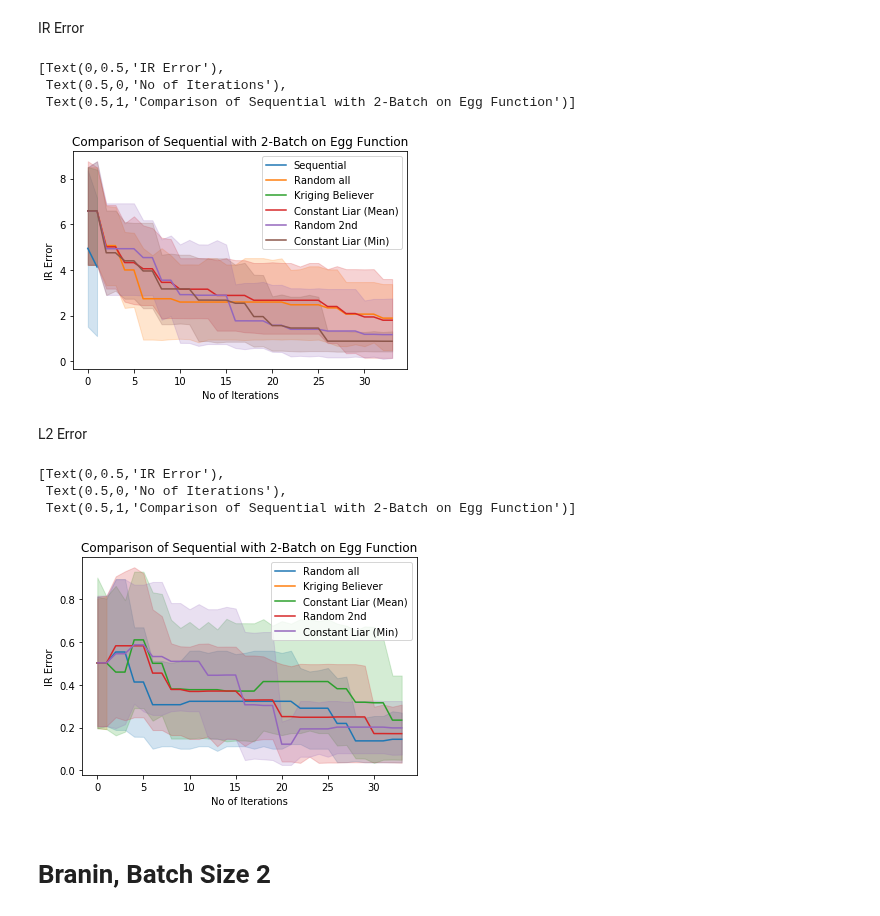
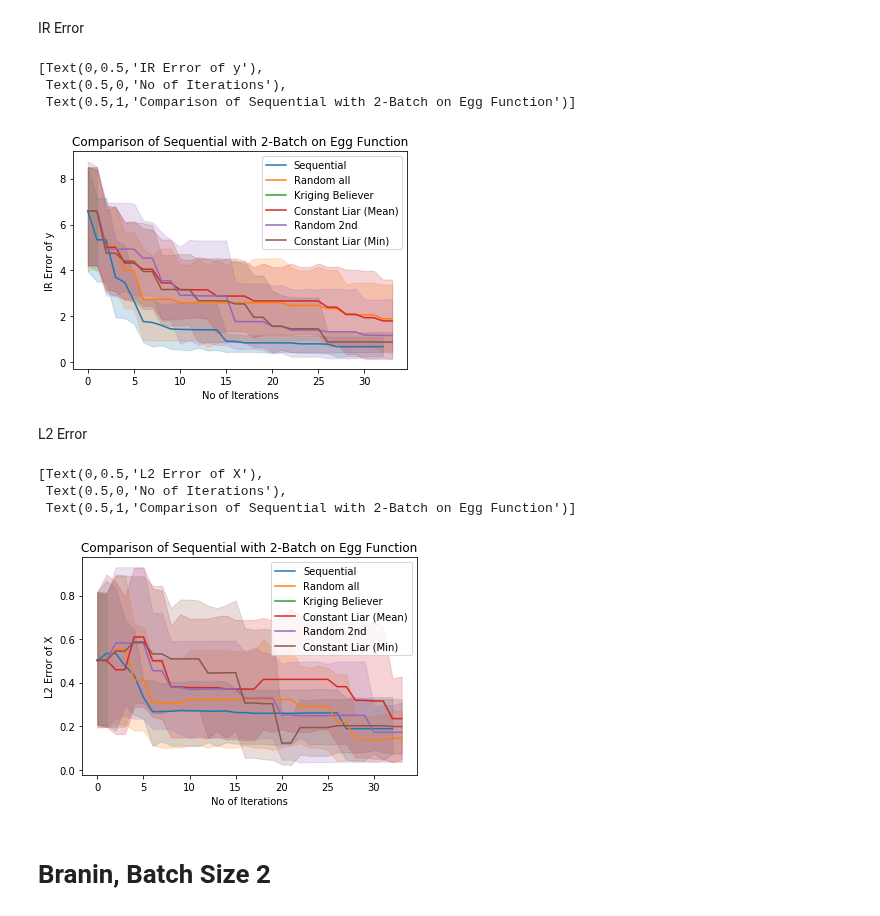
Before and after one commit to jamjs98764/Parallel-Bayesian-Optimisation, a Jupyter notebook: FITBO_GPy-FITBOMM_only/Exp_Data/Plots.ipynb, the cells around one changed output. Saved outputs shown, nothing was run; the diff lists cells and outputs as text; code cells hidden in the pictures.

```diff
--- a/FITBO_GPy-FITBOMM_only/Exp_Data/Plots.ipynb
+++ b/FITBO_GPy-FITBOMM_only/Exp_Data/Plots.ipynb
@@ -100,38 +100,38 @@ fig = sns.lineplot(x = 'iters', y = 'values', data = results3, err_style = "band
 fig = sns.lineplot(x = 'iters', y = 'values', data = results4, err_style = "band", label = 'Constant Liar (Mean)')
 fig = sns.lineplot(x = 'iters', y = 'values', data = results5, err_style = "band", label = 'Random 2nd')
 fig = sns.lineplot(x = 'iters', y = 'values', data = results6, err_style = "band", label = 'Constant Liar (Min)')
-fig.set(xlabel = "No of Iterations", ylabel = "IR Error", title = 'Comparison of Sequential with 2-Batch on Egg Function')
+fig.set(xlabel = "No of Iterations", ylabel = "IR Error of y", title = 'Comparison of Sequential with 2-Batch on Egg Function')
 # %% [output]
-[Text(0,0.5,'IR Error'),
+[Text(0,0.5,'IR Error of y'),
  Text(0.5,0,'No of Iterations'),
  Text(0.5,1,'Comparison of Sequential with 2-Batch on Egg Function')]
-[figure, old version]
+[figure, new version]
 # %% [markdown]
 L2 Error
 # %%
 seed_size = 5
 func = 'egg'
 batch_size = 2
 metrics = "L2"
-results1 = error_vs_iterations(batch = False, batch_size = batch_size, seed_size = seed_size, )
+results1 = error_vs_iterations(batch = False, batch_size = batch_size, seed_size = seed_size, metrics = metrics)
 results2 = error_vs_iterations(func = func, batch = True, batch_size = batch_size, seed_size = seed_size, heuristic = "random", metrics = metrics)
 results3 = error_vs_iterations(func = func, batch = True, batch_size = batch_size, seed_size = seed_size, heuristic = "kb", metrics = metrics)
 results4 = error_vs_iterations(func = func, batch = True, batch_size = batch_size, seed_size = seed_size, heuristic = "cl-mean", metrics = metrics)
 results5 = error_vs_iterations(func = func, batch = True, batch_size = batch_size, seed_size = seed_size, heuristic = "random_except_1st", metrics = metrics)
 results6 = error_vs_iterations(func = func, batch = True, batch_size = batch_size, seed_size = seed_size, heuristic = "cl-min", metrics = metrics)
 
-#fig = sns.lineplot(x = 'iters', y = 'values', data = results1, err_style = "band", label = 'Sequential')
+fig = sns.lineplot(x = 'iters', y = 'values', data = results1, err_style = "band", label = 'Sequential')
 fig = sns.lineplot(x = 'iters', y = 'values', data = results2, err_style = "band", label = 'Random all')
 fig = sns.lineplot(x = 'iters', y = 'values', data = results3, err_style = "band", label = 'Kriging Believer')
 fig = sns.lineplot(x = 'iters', y = 'values', data = results4, err_style = "band", label = 'Constant Liar (Mean)')
 fig = sns.lineplot(x = 'iters', y = 'values', data = results5, err_style = "band", label = 'Random 2nd')
 fig = sns.lineplot(x = 'iters', y = 'values', data = results6, err_style = "band", label = 'Constant Liar (Min)')
-fig.set(xlabel = "No of Iterations", ylabel = "IR Error", title = 'Comparison of Sequential with 2-Batch on Egg Function')
+fig.set(xlabel = "No of Iterations", ylabel = "L2 Error of X", title = 'Comparison of Sequential with 2-Batch on Egg Function')
 # %% [output]
-[Text(0,0.5,'IR Error'),
+[Text(0,0.5,'L2 Error of X'),
  Text(0.5,0,'No of Iterations'),
  Text(0.5,1,'Comparison of Sequential with 2-Batch on Egg Function')]
-[figure, old version]
+[figure, new version]
 # %% [markdown]
 # Branin, Batch Size 2
 # %% [markdown]
```
Also changed, not shown: parts of 17 cells of this notebook, 18 other files.
